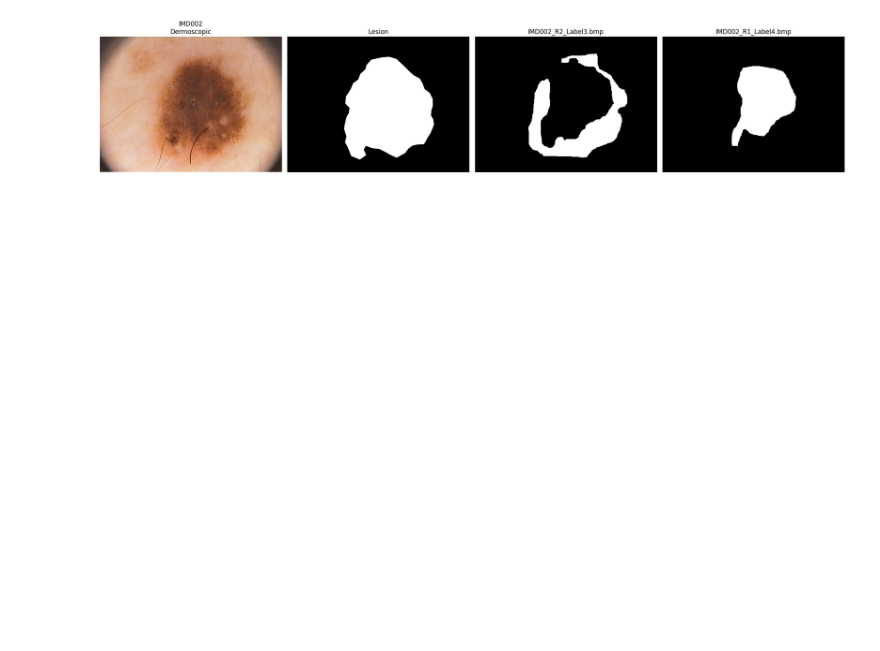
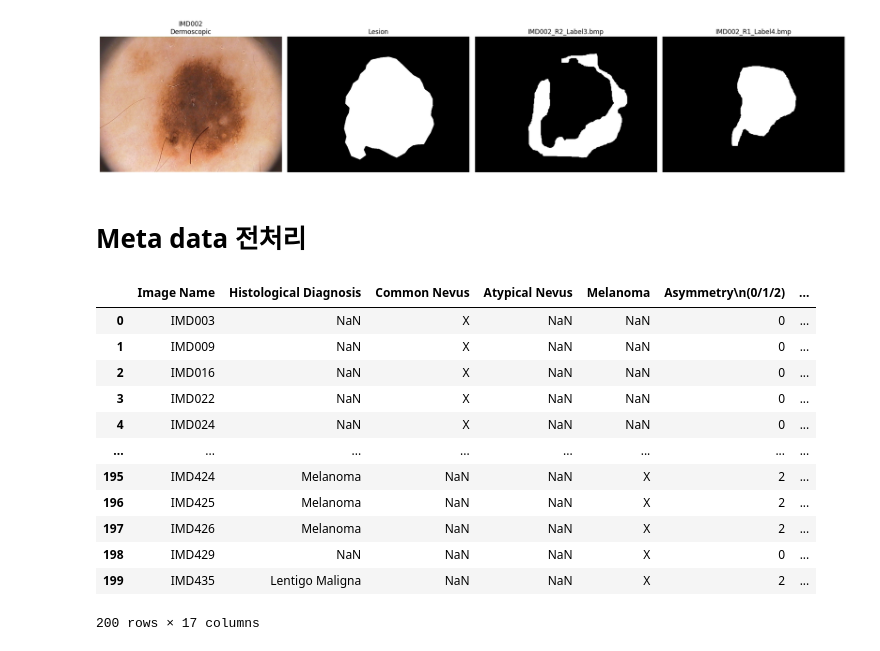
Before and after one commit to minyoungci/Ph2_research, a Jupyter notebook: main.ipynb, the cells around one changed output. Cells and saved outputs as stored; diff of their text form; code cells hidden in the pictures; blank space fills up the shorter version.

```diff
--- a/main.ipynb
+++ b/main.ipynb
@@ -175,3 +169,22 @@ else:
     print(f"Case {sample_case_id} not found.")
 # %% [output]
 [figure]
+# %% [markdown]
+# Meta data 전처리
+# %%
+df = pd.read_csv("Ph2_dataset_2.csv", header=1)
+df
+# %% [output]
+|  | Image Name | Histological Diagnosis | Common Nevus | Atypical Nevus | Melanoma | Asymmetry\n(0/1/2) | ... |
+| 0 | IMD003 | NaN | X | NaN | NaN | 0 | ... |
+| 1 | IMD009 | NaN | X | NaN | NaN | 0 | ... |
+| 2 | IMD016 | NaN | X | NaN | NaN | 0 | ... |
+| 3 | IMD022 | NaN | X | NaN | NaN | 0 | ... |
+| 4 | IMD024 | NaN | X | NaN | NaN | 0 | ... |
+| ... | ... | ... | ... | ... | ... | ... | ... |
+| 195 | IMD424 | Melanoma | NaN | NaN | X | 2 | ... |
+| 196 | IMD425 | Melanoma | NaN | NaN | X | 2 | ... |
+| 197 | IMD426 | Melanoma | NaN | NaN | X | 2 | ... |
+| 198 | IMD429 | NaN | NaN | NaN | X | 0 | ... |
+| 199 | IMD435 | Lentigo Maligna | NaN | NaN | X | 2 | ... |
+200 rows × 17 columns
```
Also changed, not shown: parts of 19 cells of this notebook, 2 other files.
